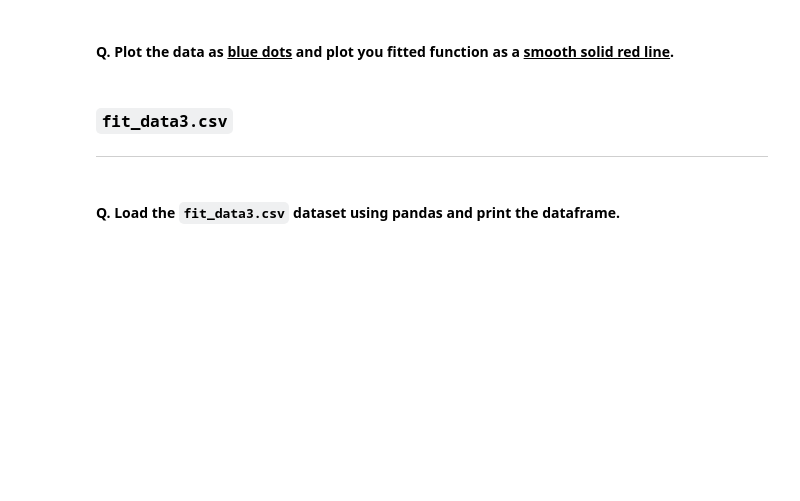
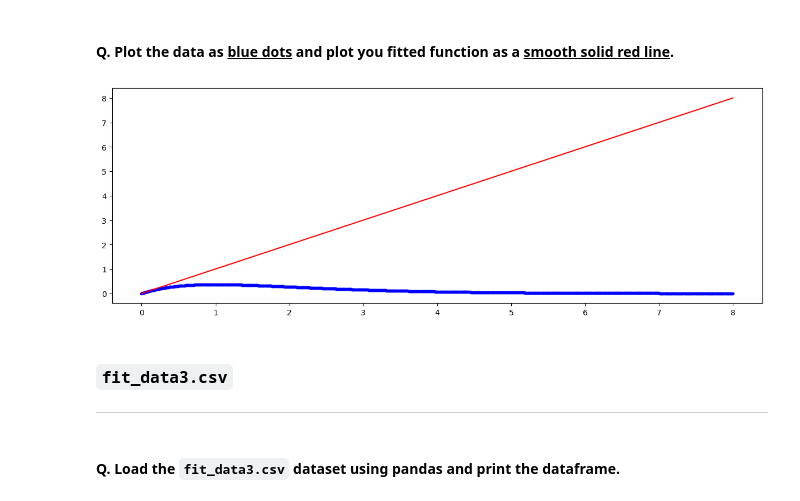
Before and after one commit to samsamotan/Quiz-1, a Jupyter notebook: Take Home Quiz 1 - Curve Fitting.ipynb, the cells around one changed output. Drawn from its saved outputs; the diff is of its cells as text; code cells hidden in the pictures; blank space fills up the shorter version.

```diff
--- a/Take Home Quiz 1 - Curve Fitting.ipynb
+++ b/Take Home Quiz 1 - Curve Fitting.ipynb
@@ -184,3 +232,9 @@ For this sections, we will be using the following datasets: `fit_data1.csv`, `fi
+# %%
+plt.plot(x, y, 'b.')
+plt.plot(x, fit2(x), 'r-')
+plt.show()
+# %% [output]
+[figure, added]
 # %% [markdown]
 ### `fit_data3.csv`
 
```
Also changed, not shown: parts of 39 cells of this notebook.
